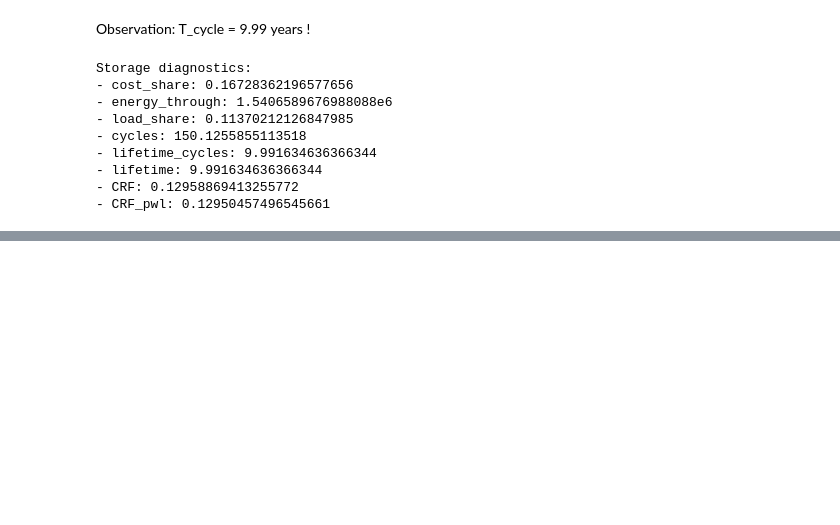
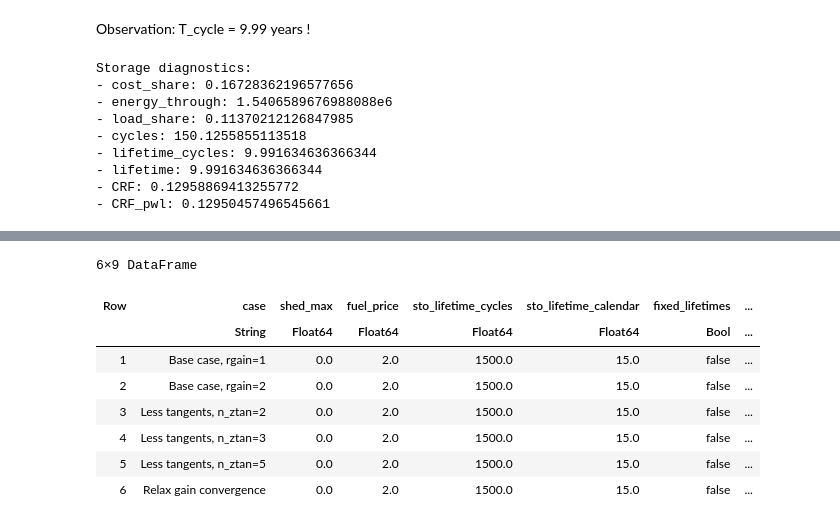
Before and after one commit to pierre-haessig/Microgrids.JuMP, a Jupyter notebook: Cvx_article_experiments.ipynb, the cells around one changed output, grey strips where cells are left out. Drawn from its saved outputs; the diff is of its cells as text; code cells hidden in the pictures; blank space fills up the shorter version.

Commit message:
first draft of automated experiment runs at the end of the notebook

```diff
--- a/Cvx_article_experiments.ipynb
+++ b/Cvx_article_experiments.ipynb
@@ -49,0 +31,9 @@ df = DataFrame(
+# %%
+# Empty DataFrames
+df_params = DataFrame( # experiment parameters
+    case=String[],
+    shed_max=Float64[],
+    fuel_price=Float64[],
+    sto_lifetime_cycles=Float64[], sto_lifetime_calendar=Float64[],
+    fixed_lifetimes=Bool[], gen_hours_assum=Float64[],
+    n_ztan=Int[], relax_gain=Float64[])
@@ -964 +1045,13 @@ Storage diagnostics:
 CSV.write("df_$n_exp.csv", df)Save experiments in CSV table
+# %%
+df_params
+# %% [output]
+6×9 DataFrame
+| Row | case | shed_max | fuel_price | sto_lifetime_cycles | sto_lifetime_calendar | fixed_lifetimes | ... |
+|  | String | Float64 | Float64 | Float64 | Float64 | Bool | ... |
+| 1 | Base case, rgain=1 | 0.0 | 2.0 | 1500.0 | 15.0 | false | ... |
+| 2 | Base case, rgain=2 | 0.0 | 2.0 | 1500.0 | 15.0 | false | ... |
+| 3 | Less tangents, n_ztan=2 | 0.0 | 2.0 | 1500.0 | 15.0 | false | ... |
+| 4 | Less tangents, n_ztan=3 | 0.0 | 2.0 | 1500.0 | 15.0 | false | ... |
+| 5 | Less tangents, n_ztan=5 | 0.0 | 2.0 | 1500.0 | 15.0 | false | ... |
+| 6 | Relax gain convergence | 0.0 | 2.0 | 1500.0 | 15.0 | false | ... |
```
Also changed, not shown: parts of 19 cells of this notebook, 2 other files.
